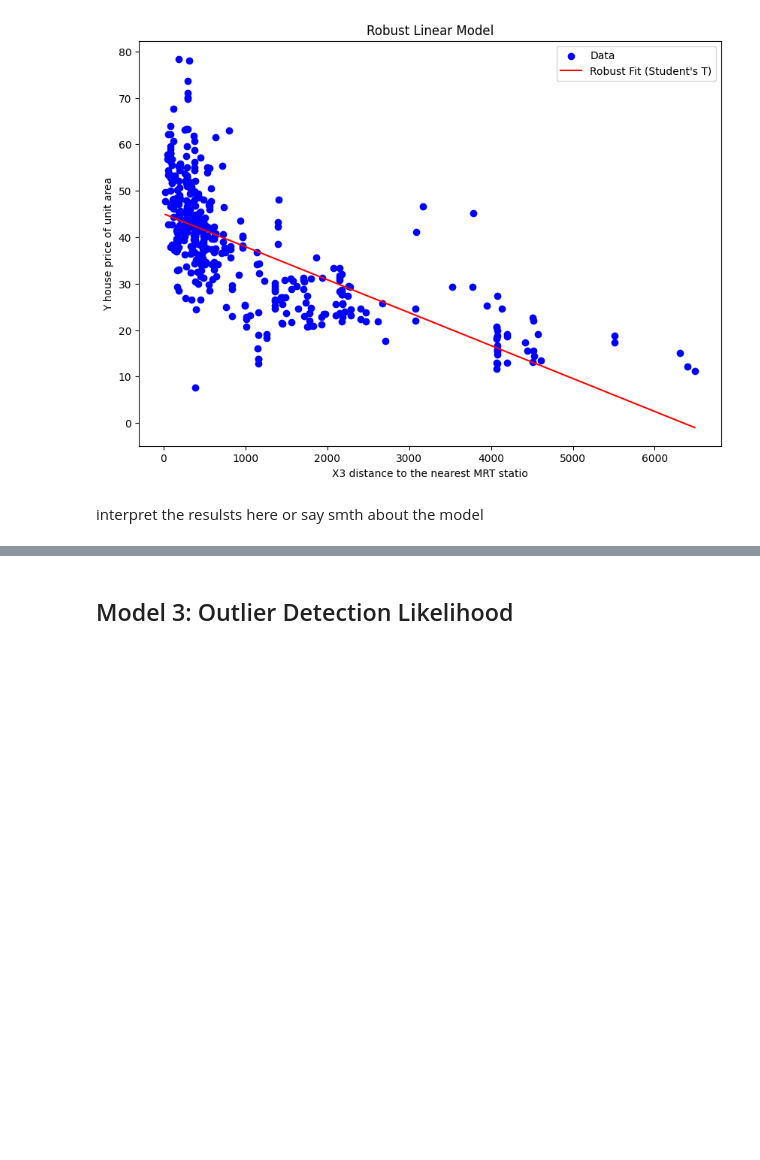
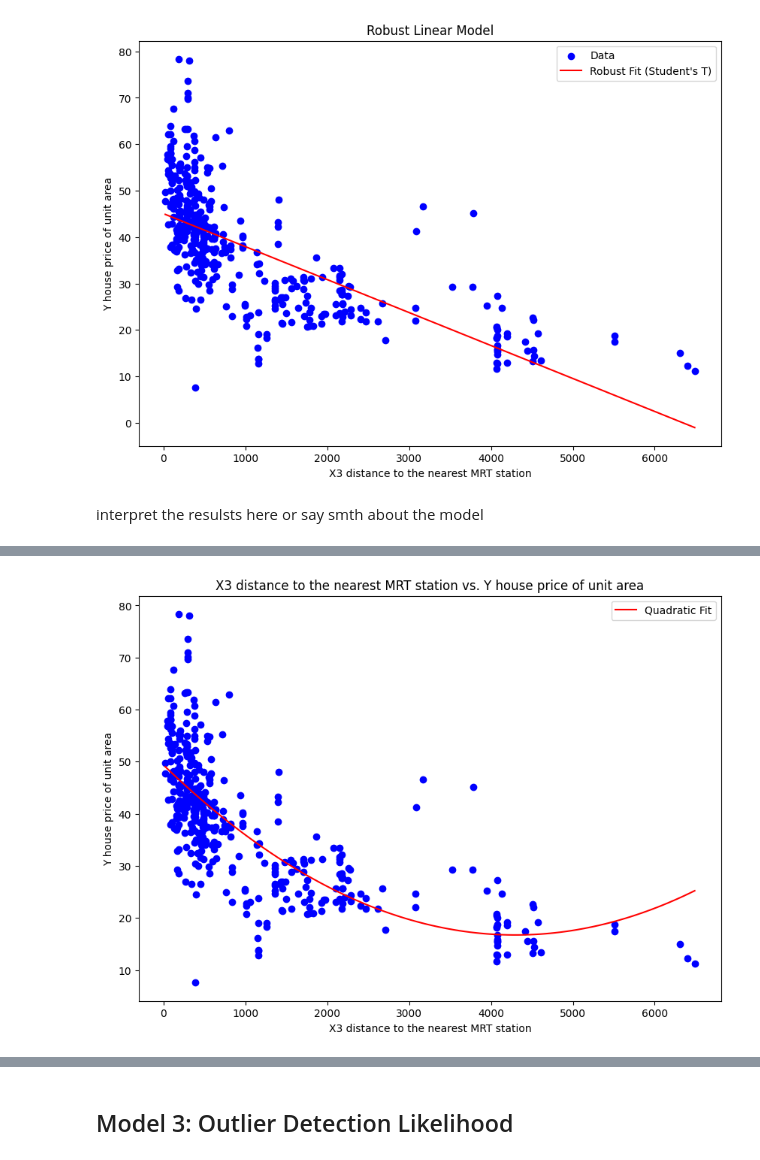
Before and after one commit to MacBeth-M/CS146-Project-1---Linear-Regression, a Jupyter notebook: CS146LinearRegression.ipynb, the cells around one changed output, grey strips where cells are left out. Cells and saved outputs as stored; diff of their text form; code cells hidden in the pictures; blank space fills up the shorter version.

```diff
--- a/CS146LinearRegression.ipynb
+++ b/CS146LinearRegression.ipynb
@@ -205,3 +215,24 @@ plt.show()
 [figure]
 # %% [markdown]
 interpret the resulsts here or say smth about the model
+# %%
+# Quadratic model
+with pm.Model() as quadratic_model:
+    # Priors
+    a = pm.Normal('a', mu=0, sigma=100)
+    b1 = pm.Normal('b1', mu=0, sigma=10)
+    b2 = pm.Normal('b2', mu=0, sigma=10)
+    sigma = pm.Uniform('sigma', 0, 30)
+
+    # Deterministic function
+    mu = a + b1 * real_estate['X3 distance to the nearest MRT station'] + b2 * real_estate['X3 distance to the nearest MRT station']**2
+
+    # Likelihood
+    unit_price = pm.Normal('unit_price', mu = mu, sigma = sigma,
+                        observed = real_estate['Y house price of unit area'])
+
+    # Sampling
+    trace_quadratic = pm.sample(tune = 1000, draws = 1000, chains = 2)
+
+# Results
+print(az.summary(trace_quadratic, var_names=['a', 'b1', 'b2', 'sigma']))
@@ -208,3 +260,29 @@ interpret the resulsts here or say smth about the model
+# %%
+a_samples_q = trace_quadratic.posterior["a"].values
+b1_samples = trace_quadratic.posterior["b1"].values
+b2_samples = trace_quadratic.posterior["b2"].values
+
+a_mean_q = a_samples_q.mean()
+b1_mean = b1_samples.mean()
+b2_mean = b2_samples.mean()
+
+# Generate predicted values using the mean parameter estimates
+x_vals = np.linspace(min(real_estate['X3 distance to the nearest MRT station']),
+                     max(real_estate['X3 distance to the nearest MRT station']), 100)
+y_vals_quadratic = a_mean_q + b1_mean * x_vals + b2_mean * x_vals**2
+
+# Plot the data with lines of best fit
+plt.figure(figsize=(10, 7))
+plt.scatter(real_estate['X3 distance to the nearest MRT station'],
+            real_estate['Y house price of unit area'], c = 'blue')
+plt.plot(x_vals, y_vals_quadratic, c='red', label='Quadratic Fit')
+plt.title('X3 distance to the nearest MRT station vs. Y house price of unit area')
+plt.xlabel('X3 distance to the nearest MRT station')
+plt.ylabel('Y house price of unit area')
+plt.legend()
+plt.show()
+# %% [output]
+[figure, added]
 # %%
 # Robust Quadratic Model using Student's T distribution
 with pm.Model() as robust_quadratic_model:
```
Also changed, not shown: parts of 11 cells of this notebook.
